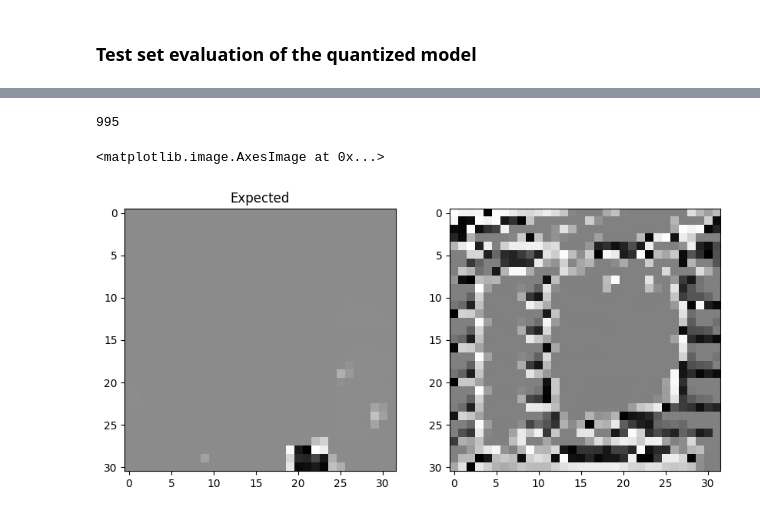
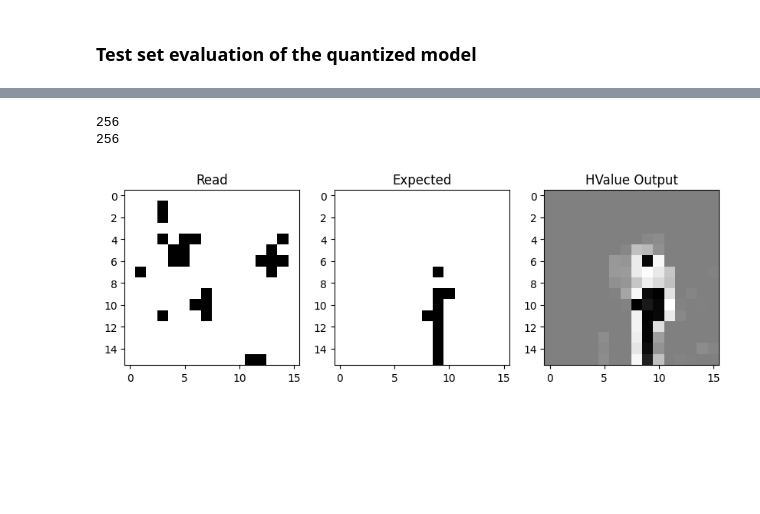
Before and after one commit to bitmorse/bearings-max78000, a Jupyter notebook: playground.ipynb, the cells around one changed output, grey strips where cells are left out. Saved outputs shown, nothing was run; the diff lists cells and outputs as text; code cells hidden in the pictures; blank space fills up the shorter version.

```diff
--- a/playground.ipynb
+++ b/playground.ipynb
@@ -1303,28 +628,38 @@ Data mismatch (1024/1024) at address 0x50400ffc: Expected 0x0080839c, read 0x00f
 # %%
+img_read = []
 img_expected = []
-img_read = []
 for lines in uc_output.splitlines():
-    data = lines.split('Expected ')[1]
-    expected = int(data.split(', read ')[0], 16)
-    read = int(data.split(', read ')[1][:-1], 16)
-
-    img_expected.append(expected)
-    img_read.append(read)
+    data = lines.split('read ')[1]
+    img_read.append(data.split('.')[0])
+    img_expected.append(lines.split('Expected ')[1].split(', read ')[0])
 
 
 print(len(img_read))
+print(len(img_expected))
 
-img_expected = np.array(img_expected)[:992].reshape(31, 32)
-img_read = np.array(img_read)[:992].reshape(31, 32)
+#img_read = np.array(img_read).astype(np.uint8).reshape(16, 16)
+#img_expected = np.array(img_expected).astype(np.uint8).reshape(16, 16)
+
+img_read = np.array([int(x, 16) for x in img_read]).reshape(16, 16)
+img_expected = np.array([int(x, 16) for x in img_expected]).reshape(16, 16)
+
 
 #plot em
 plt.figure(figsize=(10, 10))
-plt.subplot(1, 2, 1)
+plt.subplot(1, 3, 1)
+plt.imshow(img_read, cmap='gray')
+plt.title('Read')
+
+plt.subplot(1, 3, 2)
 plt.imshow(img_expected, cmap='gray')
 plt.title('Expected')
-plt.subplot(1, 2, 2)
-plt.imshow(img_read, cmap='gray')
+
+#plot model_output
+plt.subplot(1, 3, 3)
+plt.title('HValue Output')
+plt.imshow(h_values, cmap='gray')
+plt.show()
 # %% [output]
-995
+256
+256
-<matplotlib.image.AxesImage at 0x...>
-[figure, old version]
+[figure, new version]
```
Also changed, not shown: parts of 12 cells of this notebook, 26 other files.
